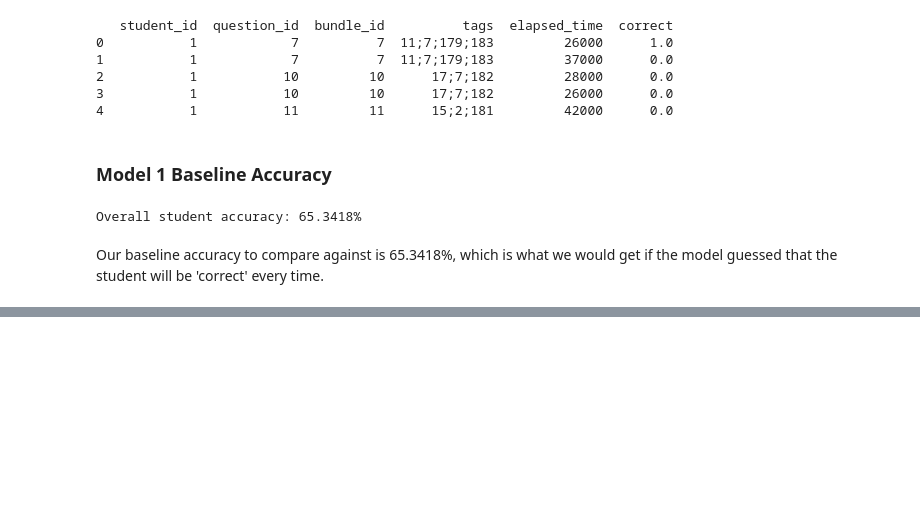
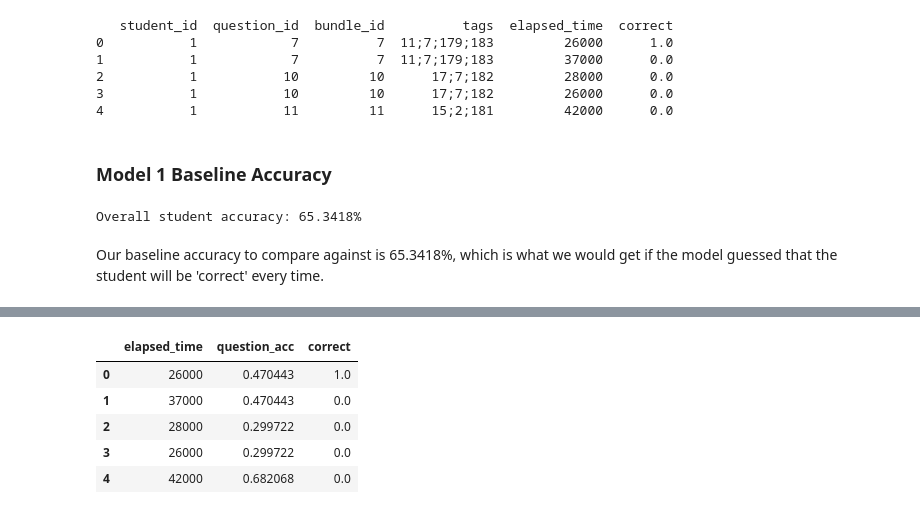
Before and after one commit to bbelandr/MachineLearningProject, a Jupyter notebook: pipeline_1.ipynb, the cells around one changed output, grey strips where cells are left out. Drawn from its saved outputs; the diff is of its cells as text; code cells hidden in the pictures; blank space fills up the shorter version.

```diff
--- a/pipeline_1.ipynb
+++ b/pipeline_1.ipynb
@@ -114,0 +128,14 @@ Our baseline accuracy to compare against is 65.3418%, which is what we would get
+# %%
+acc_per_question = df.groupby('question_id')['correct'].mean()
+df['question_acc'] = df['question_id'].map(acc_per_question)
+
+df = df.drop(columns=['student_id', 'question_id', 'bundle_id', 'tags'])
+df.insert(1, 'question_acc', df.pop('question_acc'))
+df.head()
+# %% [output]
+|  | elapsed_time | question_acc | correct |
+| 0 | 26000 | 0.470443 | 1.0 |
+| 1 | 37000 | 0.470443 | 0.0 |
+| 2 | 28000 | 0.299722 | 0.0 |
+| 3 | 26000 | 0.299722 | 0.0 |
+| 4 | 42000 | 0.682068 | 0.0 |
```
Also changed, not shown: parts of 5 cells of this notebook.
